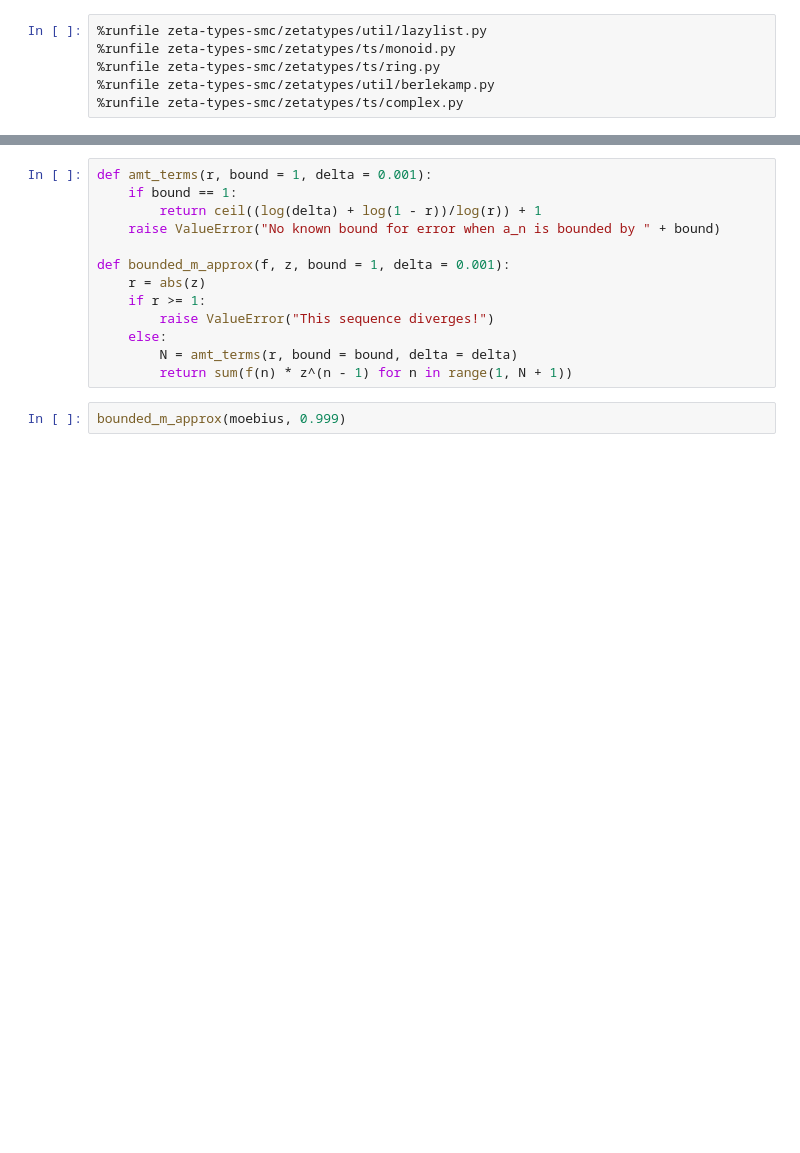
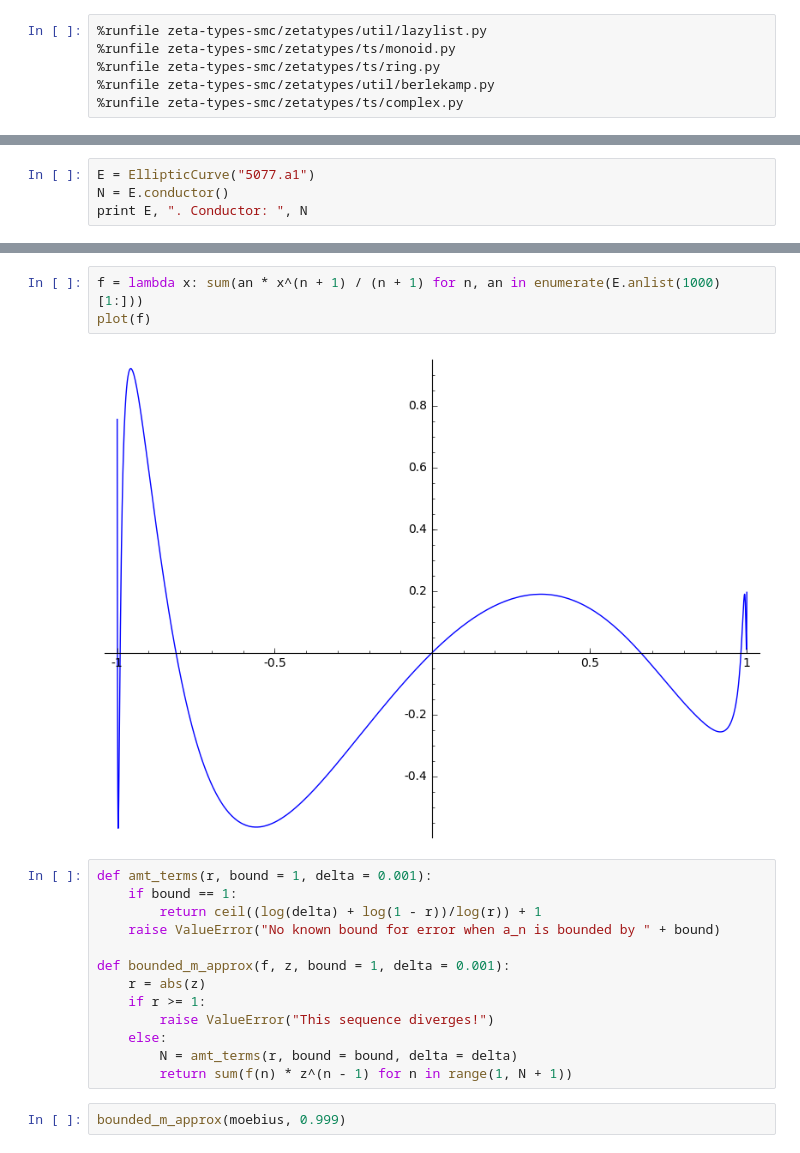
Before and after one commit to NordicMath/explore-global-weil, a Jupyter notebook: computation/ConjectureTesting.ipynb, the cells around one changed output, grey strips where cells are left out. Saved outputs shown, nothing was run; the diff lists cells and outputs as text; blank space fills up the shorter version.

```diff
--- a/computation/ConjectureTesting.ipynb
+++ b/computation/ConjectureTesting.ipynb
@@ -61,0 +14,4 @@ def m_der_n_approx(f, i, z):
+# %%
+E = EllipticCurve("5077.a1")
+N = E.conductor()
+print E, ". Conductor: ", N
@@ -62,3 +31,8 @@ def m_der_n_approx(f, i, z):
+# %%
+f = lambda x: sum(an * x^(n + 1) / (n + 1) for n, an in enumerate(E.anlist(1000)[1:]))
+plot(f)
+# %% [output]
+[figure, added]
 # %%
 def amt_terms(r, bound = 1, delta = 0.001):
     if bound == 1:
```
Also changed, not shown: parts of 16 cells of this notebook.
